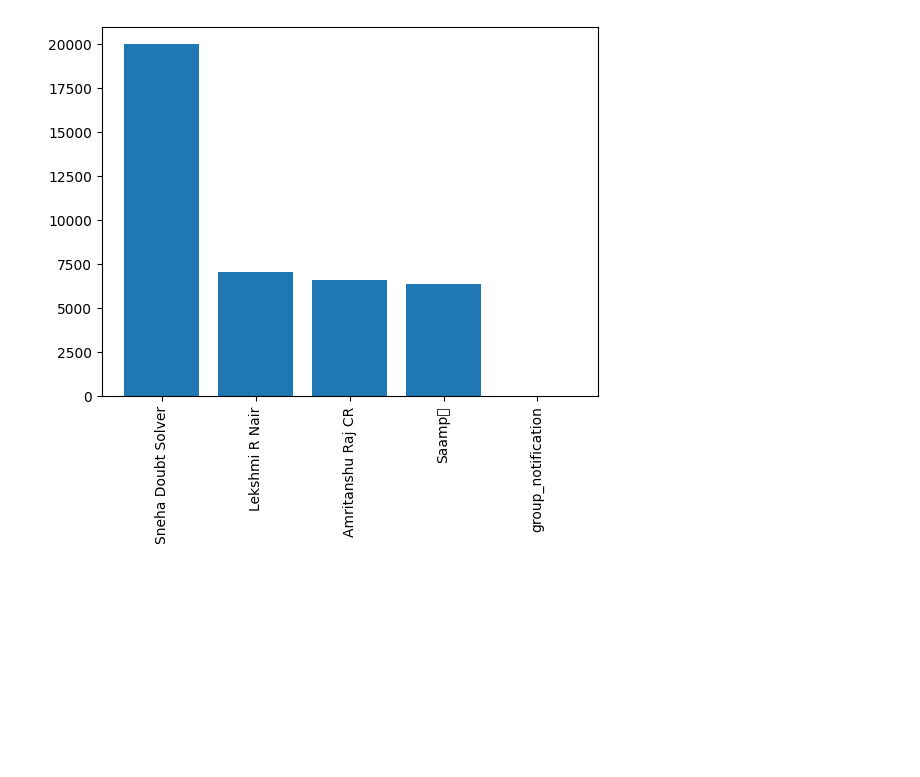
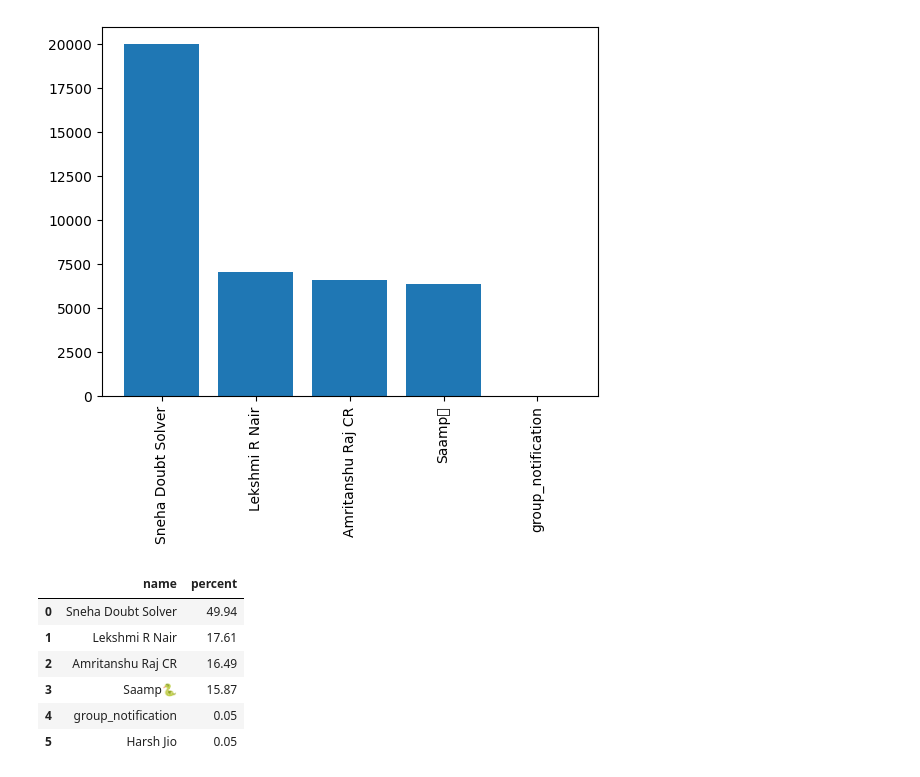
Before and after one commit to harshkanani204/WhatsApp-Chat-Analyzer, a Jupyter notebook: WhatsApp-Chat-Analysis.ipynb, the cells around one changed output. Cells and saved outputs as stored; diff of their text form; code cells hidden in the pictures; blank space fills up the shorter version.

```diff
--- a/WhatsApp-Chat-Analysis.ipynb
+++ b/WhatsApp-Chat-Analysis.ipynb
@@ -223,3 +217,13 @@ plt.xticks(rotation= 'vertical')
 plt.show()
 # %% [output]
 [figure]
+# %%
+round((df['user'].value_counts()/df.shape[0])*100,2).reset_index().rename(columns={'index':'name','user':'percent'})
+# %% [output]
+|  | name | percent |
+| 0 | Sneha Doubt Solver | 49.94 |
+| 1 | Lekshmi R Nair | 17.61 |
+| 2 | Amritanshu Raj CR | 16.49 |
+| 3 | Saamp🐍 | 15.87 |
+| 4 | group_notification | 0.05 |
+| 5 | Harsh Jio | 0.05 |
```
Also changed, not shown: parts of 10 cells of this notebook, 1 other file.
